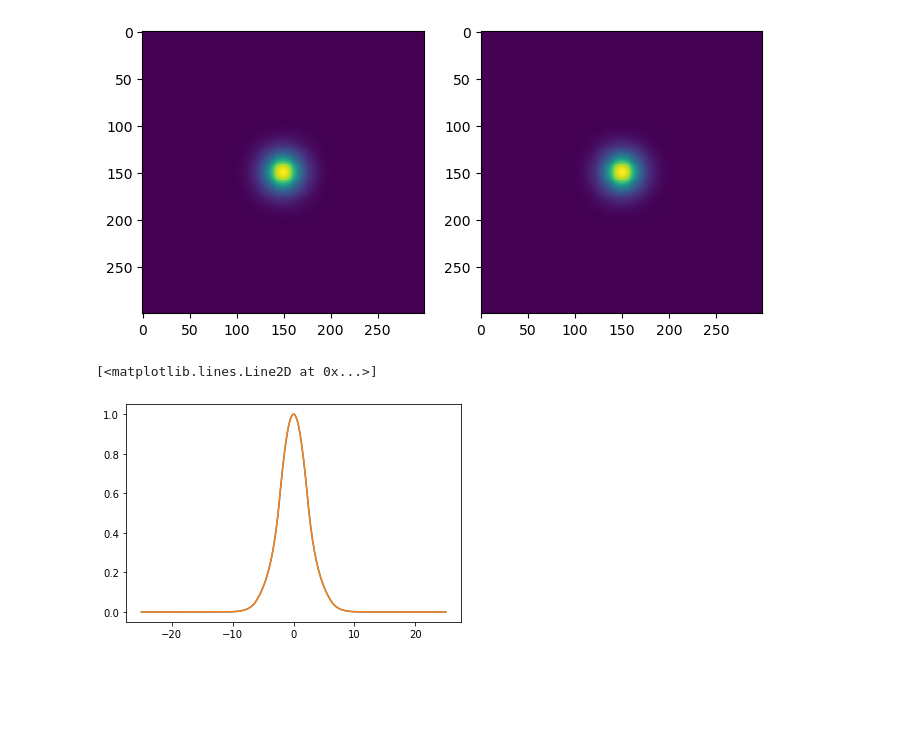
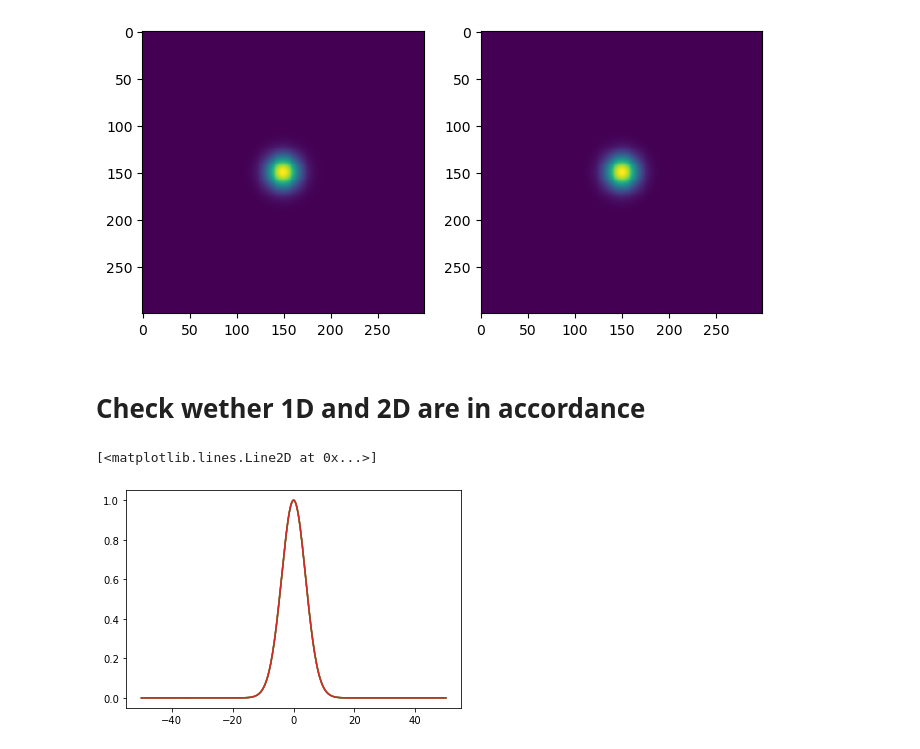
Before and after one commit to roflmaostc/Finite-Difference-Mode-Solver, a Jupyter notebook: results.ipynb, the cells around one changed output. Saved outputs shown, nothing was run; the diff lists cells and outputs as text; code cells hidden in the pictures; blank space fills up the shorter version.

```diff
--- a/results.ipynb
+++ b/results.ipynb
@@ -9,7 +9,7 @@ import finite_diff_mode_solver as f
 # %%
 grid_size = 100
 # 400 grid points provide smooth results
-number_points = 400
+number_points = 300
 h = grid_size / (number_points - 1)
 lam = 0.78
 k0 = 2 * np.pi / lam
@@ -23,13 +23,13 @@ prm = e_substrate + delta_e * np.exp(- (x / w) ** 2)
 # Calculate Modes
 # %%
 a = timer()
-eff_eps, vecs = f.guided_modes_1DTE(prm, k0, h, dtype_mat=np.float32)
+eff_eps_sp, vecs_sp = f.guided_modes_1DTE(prm, k0, h, dtype_mat=np.float32)
 b = timer()
 print("Time elapsed single precision {:.5f}s".format(b - a))
 
 
 a = timer()
-eff_eps, vecs = f.guided_modes_1DTE(prm, k0, h)
+eff_eps_dp, vecs_dp = f.guided_modes_1DTE(prm, k0, h)
 b = timer()
 print("Time elapsed double precision {:.5f}s".format(b - a))
 # %% [output]
@@ -51,8 +51,8 @@ Text(0, 0.5, 'Normalized Electrical field strength')
 # %% [markdown]
 # Initialization of Task II
 # %%
-grid_size_x = 50
-grid_size_y = 50
+grid_size_x = 100
+grid_size_y = 100
 # 400 grid points provide smooth results
 num_x = 300
 num_y = 300
@@ -63,8 +63,8 @@ e_substrate = 1.5 ** 2
 delta_e = 1.5e-2
 w = 15.0
 
-x = np.linspace(-grid_size_x / 2, grid_size_x / 2, num_x).astype(np.float16)
-y = np.linspace(-grid_size_y / 2, grid_size_y / 2, num_y).astype(np.float16)
+x = np.linspace(-grid_size_x / 2, grid_size_x / 2, num_x)
+y = np.linspace(-grid_size_y / 2, grid_size_y / 2, num_y)
 x, y = np.meshgrid(x, y)
 prm = e_substrate + delta_e * np.exp(- (x **2 + y**2) / w ** 2)
 # %% [markdown]
@@ -105,9 +105,13 @@ plt.imshow(vecs2d_sp[0])
 # %% [output]
 <matplotlib.image.AxesImage at 0x...>
 [figure]
+# %% [markdown]
+# Check wether 1D and 2D are in accordance
 # %%
-plt.plot(x[0], vecs2d_dp[0][num_x // 2, :])
-plt.plot(x[0], vecs2d_sp[0][num_x // 2, :])
+plt.plot(x[0], vecs2d_dp[0][num_y // 2, :])
+plt.plot(x[0], vecs2d_sp[0][num_y // 2, :])
+plt.plot(x[0], vecs_sp[0])
+plt.plot(x[0], vecs_dp[0])
 # %% [output]
 [<matplotlib.lines.Line2D at 0x...>]
-[figure, old version]
+[figure, new version]
```
Also changed, not shown: parts of 4 cells of this notebook.
